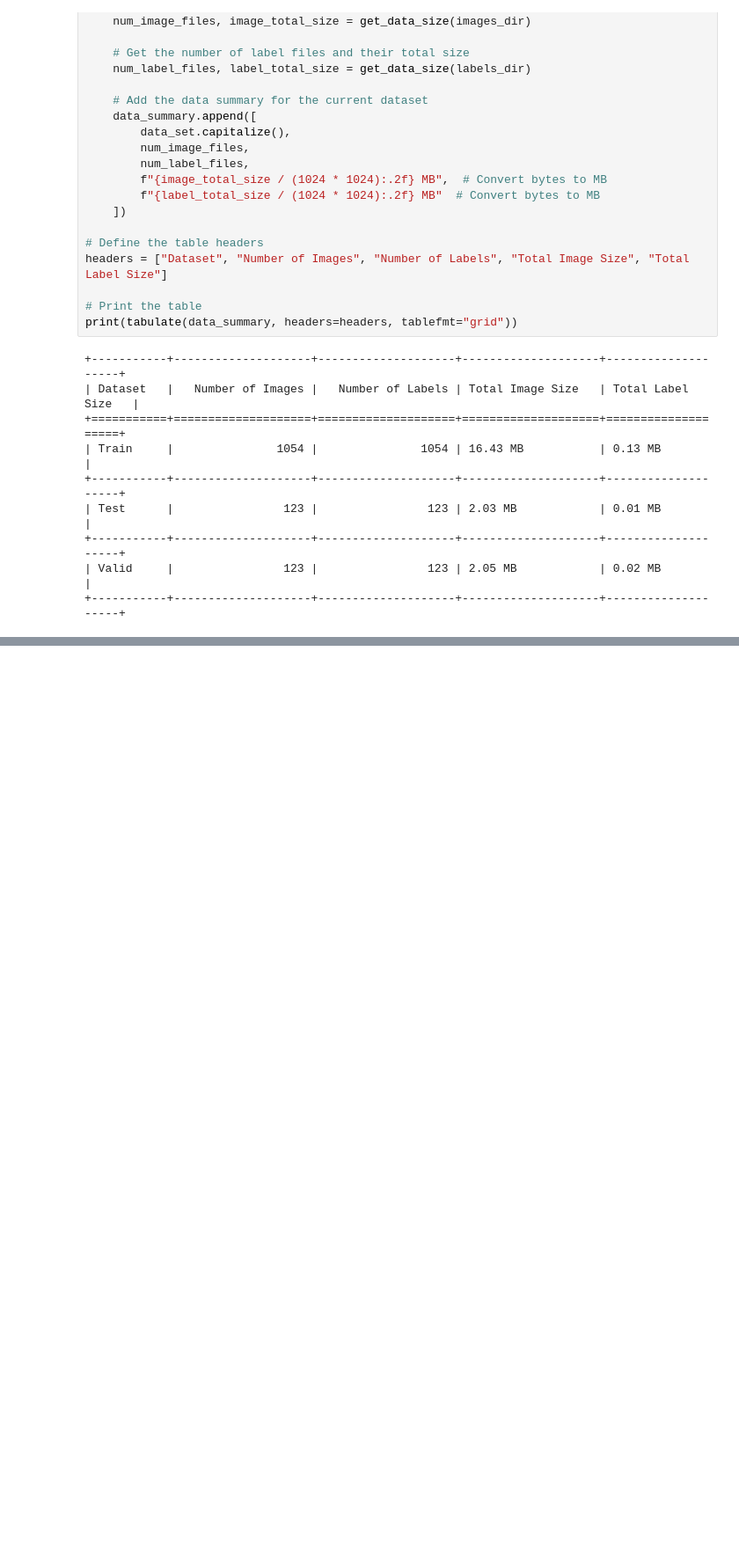
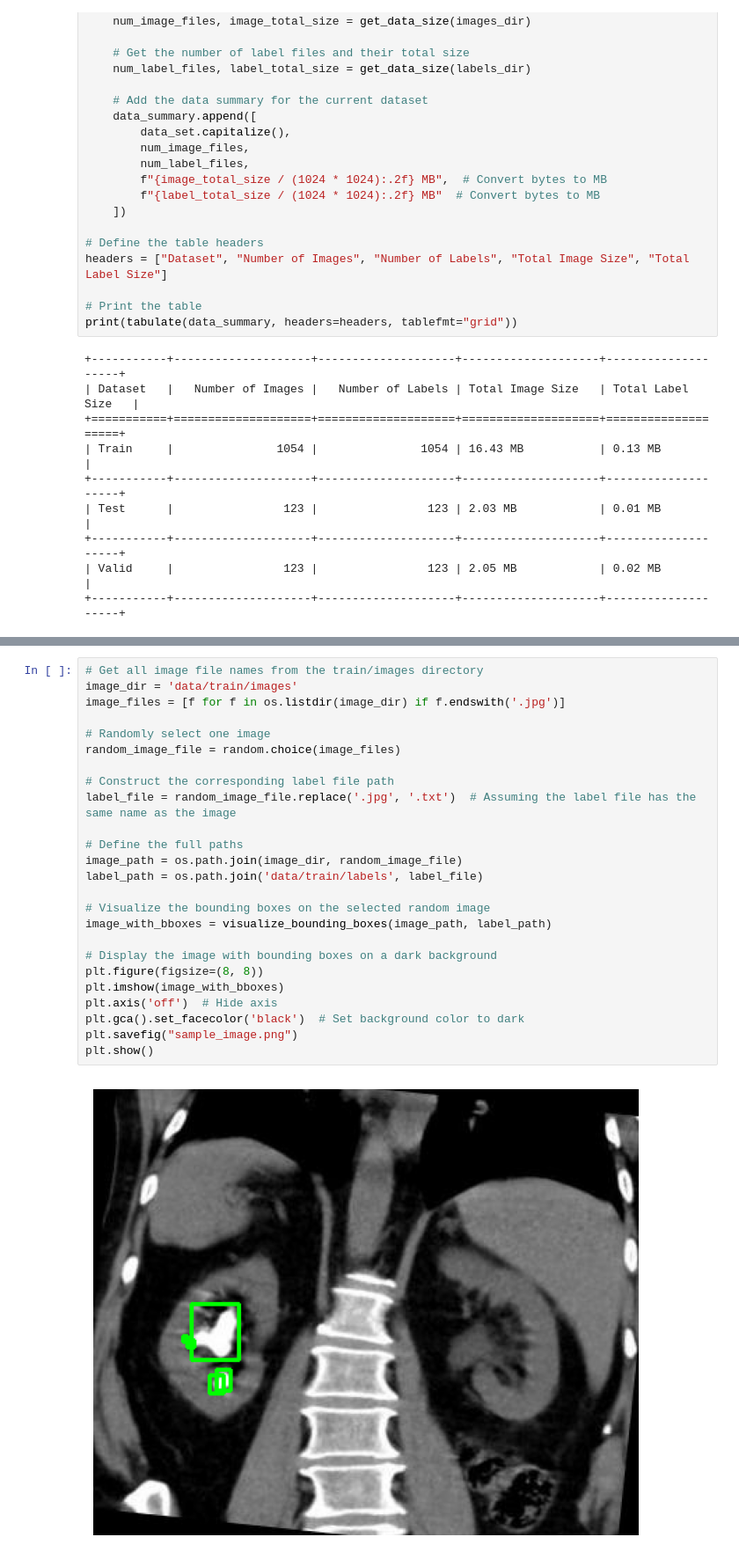
Before and after one commit to Brianhulela/ebook_object_detection, a Jupyter notebook: chapters/kidney_stones/kidney_stones_detection.ipynb, the cells around one changed output, grey strips where cells are left out. Shown at 88% size. Saved outputs shown, nothing was run; the diff lists cells and outputs as text; blank space fills up the shorter version.

Commit message:
remove archive.zip and add sample image for kidney stones chapter; update requirements to include opencv-python

```diff
--- a/chapters/kidney_stones/kidney_stones_detection.ipynb
+++ b/chapters/kidney_stones/kidney_stones_detection.ipynb
@@ -67,0 +119,27 @@ print(tabulate(data_summary, headers=headers, tablefmt="grid"))
+# %%
+# Get all image file names from the train/images directory
+image_dir = 'data/train/images'
+image_files = [f for f in os.listdir(image_dir) if f.endswith('.jpg')]
+
+# Randomly select one image
+random_image_file = random.choice(image_files)
+
+# Construct the corresponding label file path
+label_file = random_image_file.replace('.jpg', '.txt')  # Assuming the label file has the same name as the image
+
+# Define the full paths
+image_path = os.path.join(image_dir, random_image_file)
+label_path = os.path.join('data/train/labels', label_file)
+
+# Visualize the bounding boxes on the selected random image
+image_with_bboxes = visualize_bounding_boxes(image_path, label_path)
+
+# Display the image with bounding boxes on a dark background
+plt.figure(figsize=(8, 8))
+plt.imshow(image_with_bboxes)
+plt.axis('off')  # Hide axis
+plt.gca().set_facecolor('black')  # Set background color to dark
+plt.savefig("sample_image.png")
+plt.show()
+# %% [output]
+[figure, added]
```
Also changed, not shown: parts of 2 cells of this notebook, 3 other files.
